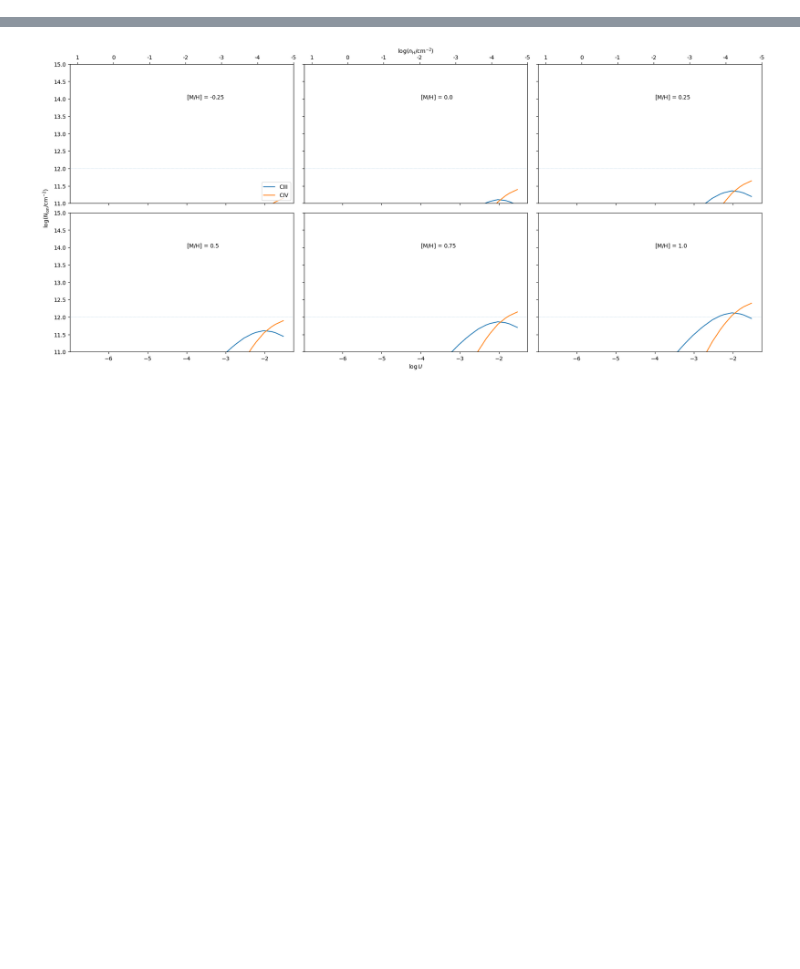
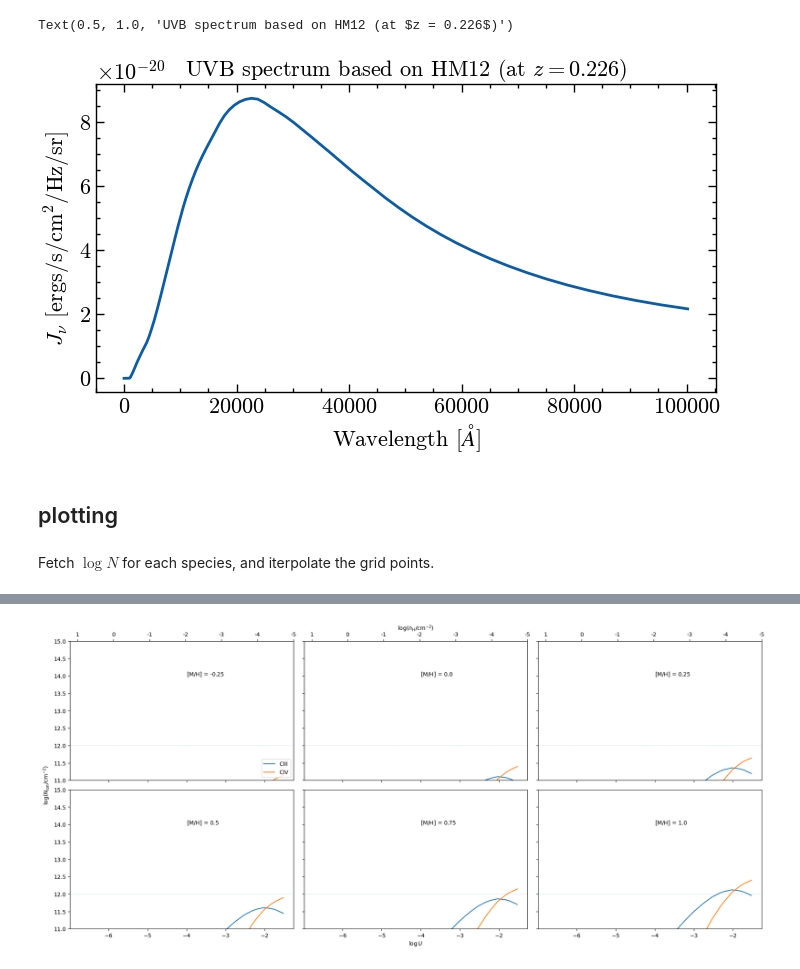
Before and after one commit to gayatri-p/cgm, a Jupyter notebook: cloudy_scripts/blr/plot.ipynb, the cells around one changed output, grey strips where cells are left out. Saved outputs shown, nothing was run; the diff lists cells and outputs as text; code cells hidden in the pictures; blank space fills up the shorter version.

```diff
--- a/cloudy_scripts/blr/plot.ipynb
+++ b/cloudy_scripts/blr/plot.ipynb
@@ -11,4 +20,4 @@ rootdir = '/home/gayatri/Documents/cloudy_scripts/blr/grids/'
 # %%
 hm12_z_grid, hm12_wav_grid, hm12_J_nu_grid = read_uvb('', 'hm12_galaxy.ascii')
-z_test = 0.45
+z_test = 0.226
 hm12_J_nu_test = fetch_sed(z_test, hm12_z_grid, hm12_J_nu_grid)
@@ -15,3 +35,14 @@ hm12_J_nu_test = fetch_sed(z_test, hm12_z_grid, hm12_J_nu_grid)
+# %%
+fig, ax = plt.subplots(1, 1, figsize=(8, 4))
+plt.plot(hm12_wav_grid, hm12_J_nu_test)
+plt.xlabel(r'Wavelength [$\AA$]')
+plt.ylabel(r'$J_\nu$ [ergs/s/cm$^2$/Hz/sr]')
+plt.title(f'UVB spectrum based on HM12 (at $z = {z_test}$)')
+# %% [output]
+Text(0.5, 1.0, 'UVB spectrum based on HM12 (at $z = 0.226$)')
+[figure, added]
+# %% [markdown]
+## plotting
 # %%
 logN_HI_min = 12
 logN_HI_max = 12.25
@@ -37,2 +65,4 @@ log_metals_step = 0.25
 log_metals_arr = np.arange(log_metals_min, log_metals_max+log_metals_step, log_metals_step)
+# %% [markdown]
+Fetch $\log N$ for each species, and iterpolate the grid points.
 # %%
```
Also changed, not shown: parts of 19 cells of this notebook, 39 other files.
